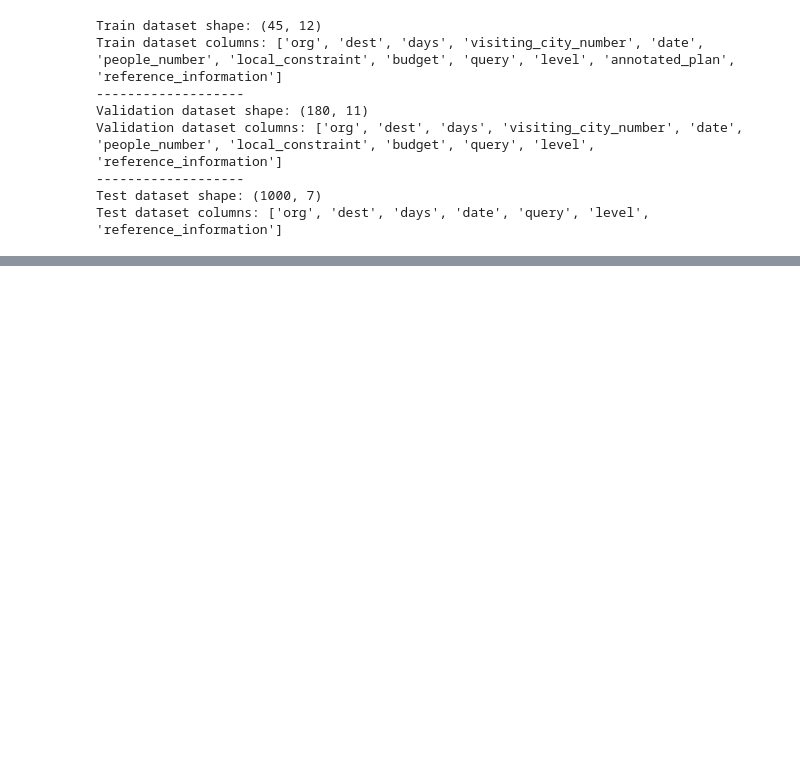
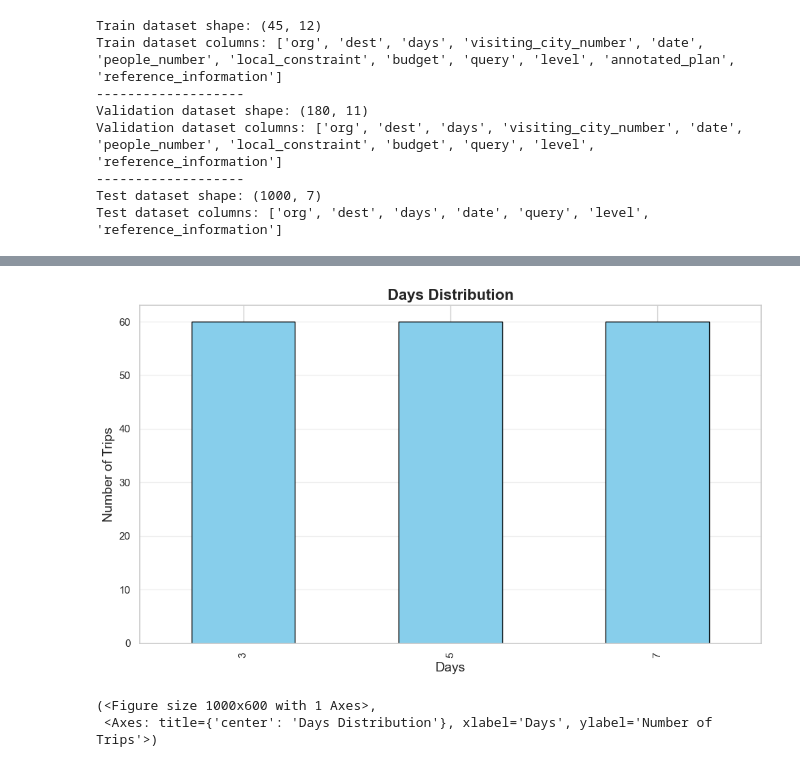
Before and after one commit to amarHrvc/IT335_intro-to_nlp, a Jupyter notebook: TravelPLannerDataSet.ipynb, the cells around one changed output, grey strips where cells are left out. Drawn from its saved outputs; the diff is of its cells as text; code cells hidden in the pictures; blank space fills up the shorter version.

```diff
--- a/TravelPLannerDataSet.ipynb
+++ b/TravelPLannerDataSet.ipynb
@@ -36,0 +229,30 @@ Test dataset columns: ['org', 'dest', 'days', 'date', 'query', 'level', 'referen
+# %%
+# --- Visualizations ---
+from matplotlib.patches import bbox_artist
+from pandas import value_counts
+from pyparsing import alphas
+
+
+os.makedirs('results', exist_ok=True)
+sns.set_theme(style="whitegrid")
+plt.rcParams['figure.figsize'] = [10, 6]
+
+
+# trip duration distribution plot
+# fig, ax = plt.subplots(figsize=(10,6))
+# validation_df['days'].value_counts().sort_index().plot(kind='bar', ax=ax, color='skyblue', edgecolor='black')
+# ax.set_title('Trip Duration Distribution in Validation Set', fontsize=16, fontweight='bold')
+# ax.set_xlabel('Number of Days', fontsize=14)
+# ax.set_ylabel('Number of Trips', fontsize=14)
+# ax.grid(axis='y', alpha=0.9)
+# plt.tight_layout()
+# plt.savefig('results/trip_duration_distribution_validation.png', dpi=300)
+# bbox_inches='tight'
+# plt.show()
+
+plot_value_distribution(validation_df, 'days',
+   save_path='results/trip_duration.png')
+# %% [output]
+[figure, added]
+(<Figure size 1000x600 with 1 Axes>,
+ <Axes: title={'center': 'Days Distribution'}, xlabel='Days', ylabel='Number of Trips'>)
```
Also changed, not shown: parts of 15 cells of this notebook, 8 other files.
